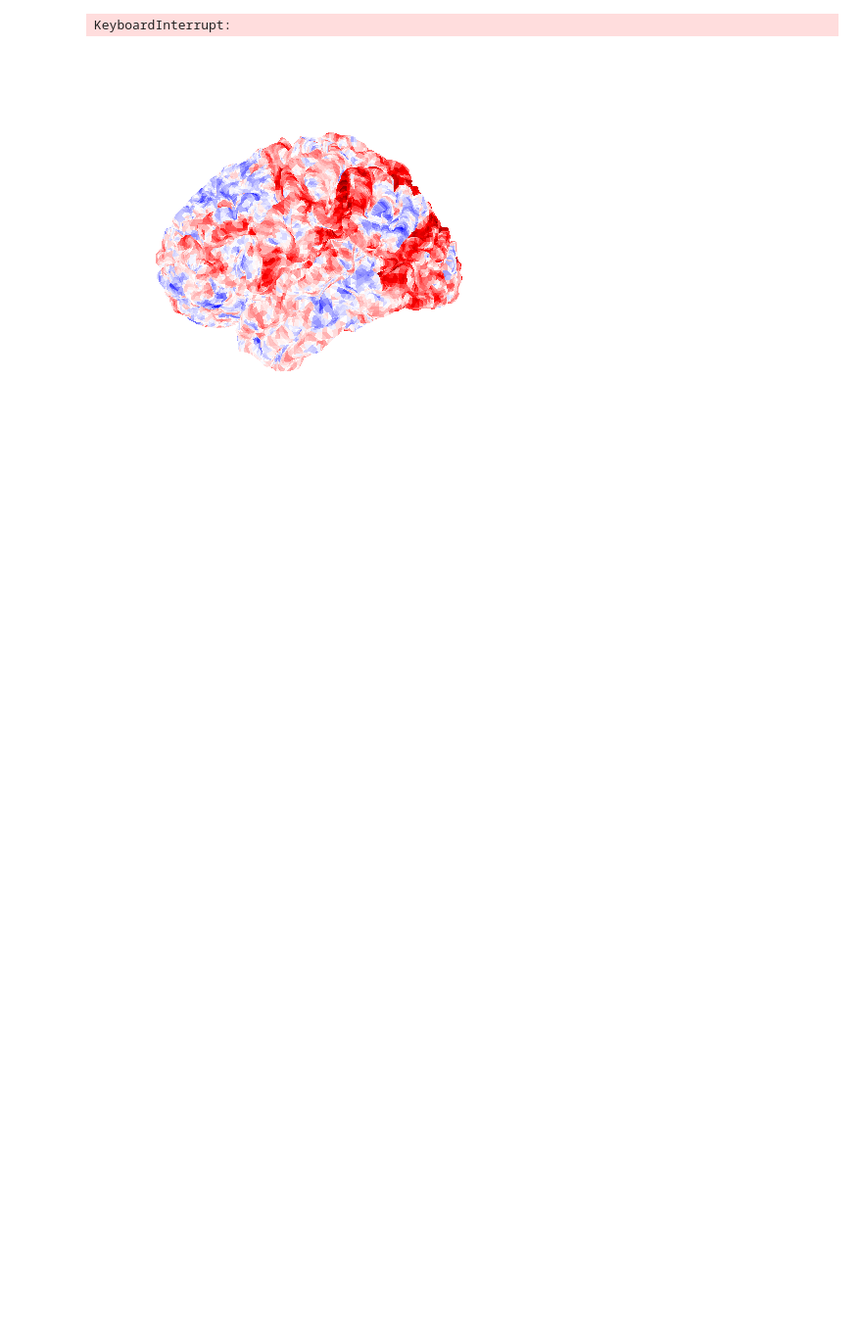
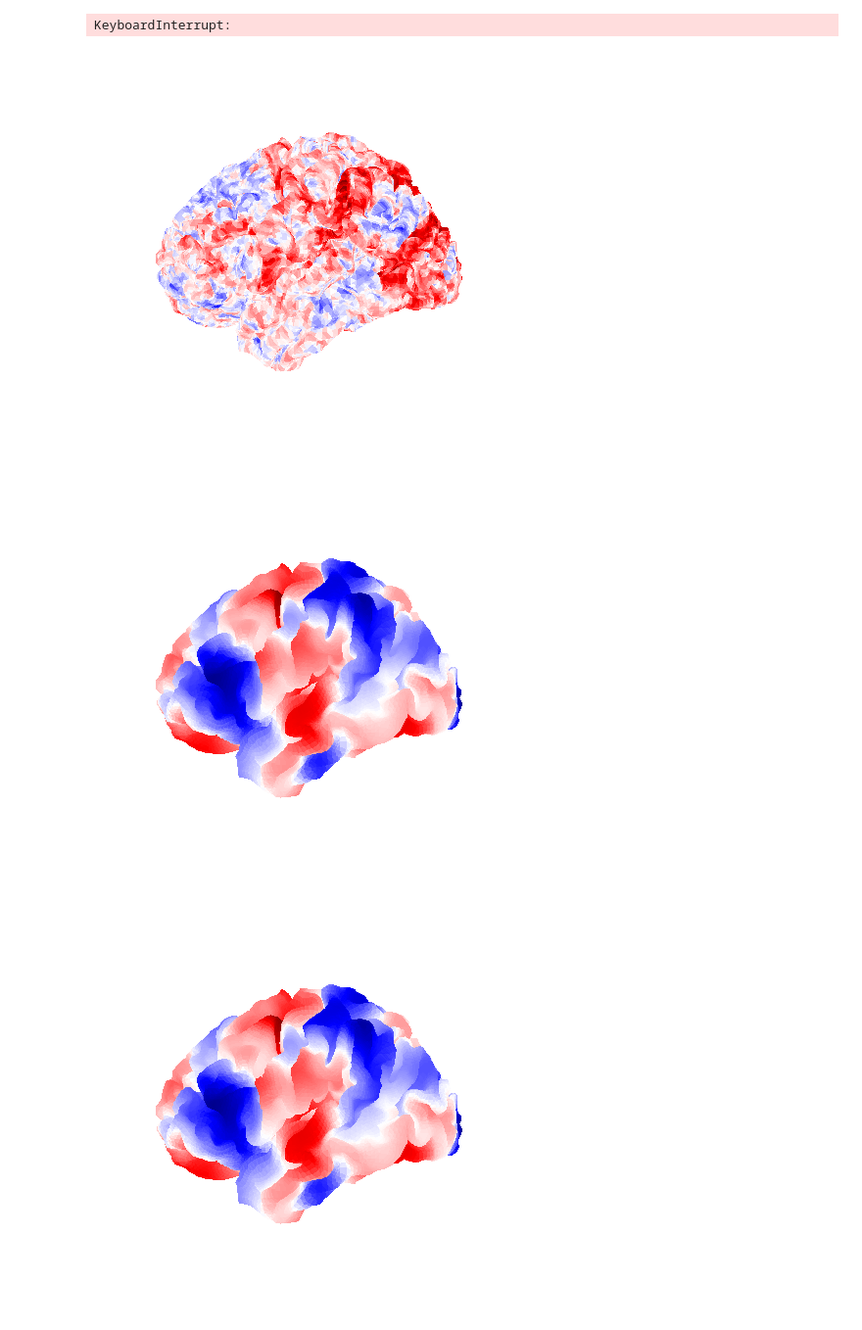
Before and after one commit to anders-s-olsen/BrainGSP_subject-specific, a Jupyter notebook: brainmaps.ipynb, the cells around one changed output. Shown: that part at 98% size. Saved outputs shown, nothing was run; the diff lists cells and outputs as text; code cells hidden in the pictures; blank space fills up the shorter version.

```diff
--- a/brainmaps.ipynb
+++ b/brainmaps.ipynb
@@ -247,3 +423,22 @@ cax = ax.imshow(a,cmap='seismic')
 cbar = fig.colorbar(cax,ticks=[-10,10])
 plt.savefig('results/brainmaps/seismic_cbar.png',dpi=300)
 plt.close()
+# %%
+import nibabel as nib
+import numpy as np
+import nilearn.plotting as plotting
+import hcp_utils as hcp
+# data = nib.cifti2.load('onetime_usage_scripts/random_data_10mm.dscalar.nii')
+# data = data.get_fdata()
+# data = np.array(data)[0,:29696]
+data = np.loadtxt('data/100307/T1w/random_data/random_data_10mm_basis.txt')[:,3]
+
+mesh_sub = 'data/100307/T1w/fsaverage_LR32k/100307.L.midthickness_MSMAll.32k_fs_LR.surf.gii'
+# mask = np.loadtxt('BrainEigenmodes/data/template_surfaces_volumes/fsLR_32k_cortex-lh_mask.txt',dtype=bool)
+plotting.plot_surf(mesh_sub,hcp.left_cortex_data(data,fill=0),cmap='seismic')#
+# plt.savefig('results/brainmaps/'+title+'.png',dpi=300)
+# plt.close()
+# crop_brain('results/brainmaps/'+title+'.png')
+# %% [output]
+[figure, added]
+[figure, added]
```
Also changed, not shown: parts of 19 cells of this notebook, 11 other files.
